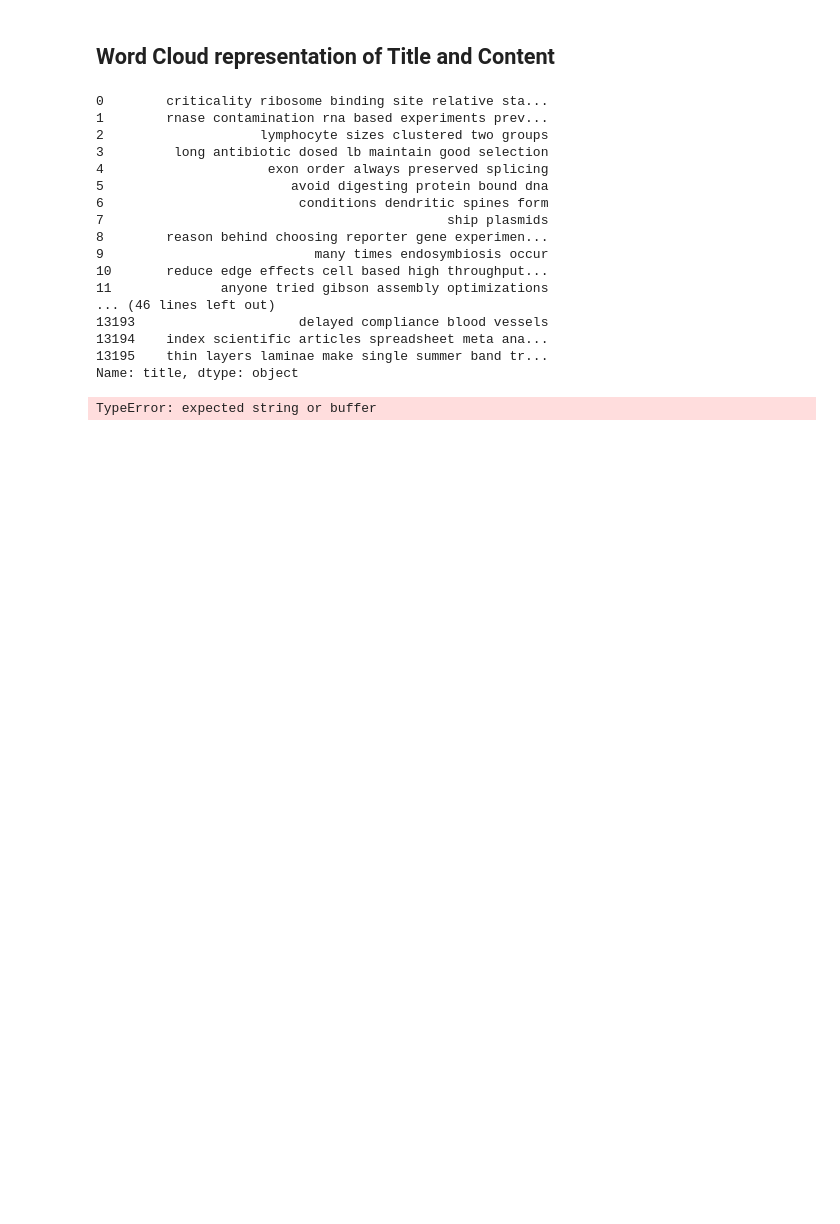
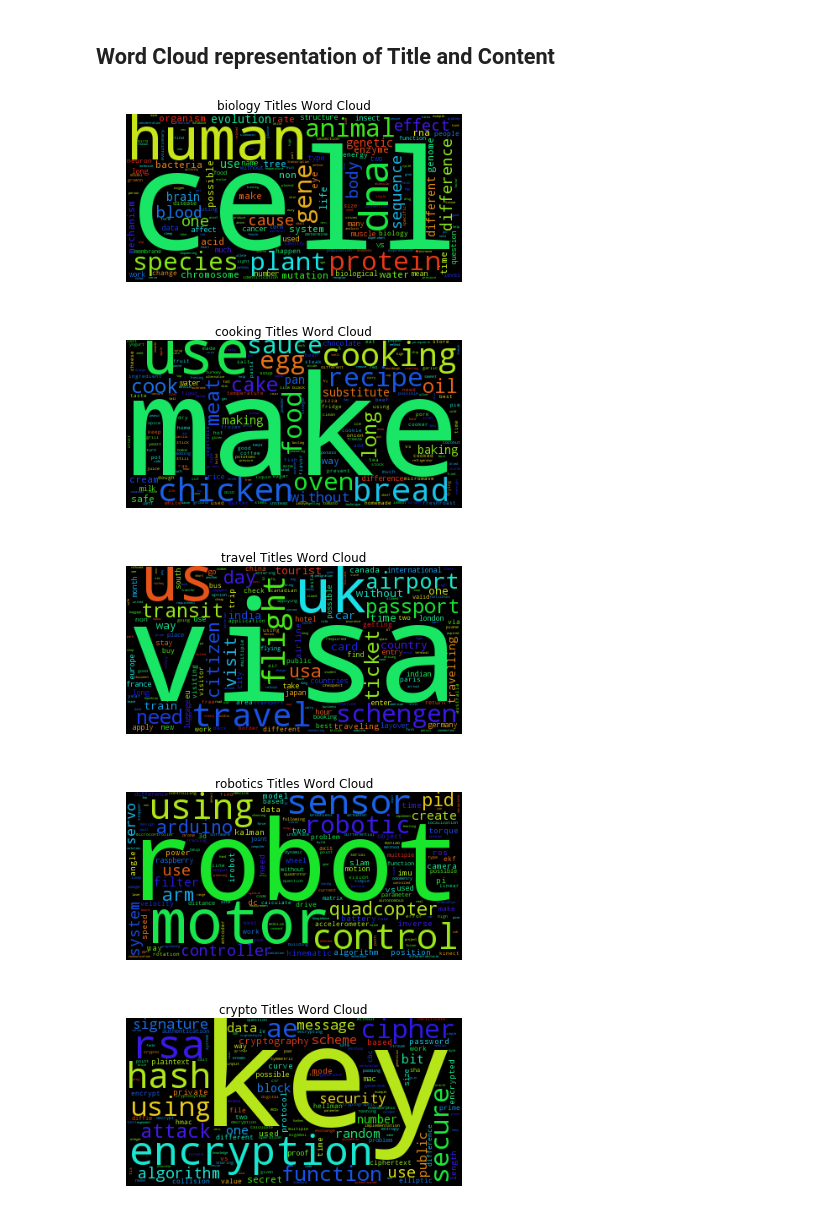
Before and after one commit to akhoufi/Transfer-Learning-on-Stack-Exchange-Tags, a Jupyter notebook: data exploration/Word Cloud .ipynb, the cells around one changed output. Cells and saved outputs as stored; diff of their text form; code cells hidden in the pictures; blank space fills up the shorter version.

Commit message:
Word Cloud (not finished)

```diff
--- a/data exploration/Word Cloud .ipynb
+++ b/data exploration/Word Cloud .ipynb
@@ -20,29 +20,17 @@ dataframes = {
 ## Word Cloud representation of Title and Content
 # %%
 for name, df in dataframes.items():
+    text = df['title'].str.cat(sep=' ')
     wc_title = WordCloud(max_words=1000,
-               random_state=1).generate(df["title"])
+               random_state=1).generate(text)
     plt.figure()
     plt.imshow(wc_title)
     plt.axis("off")
-    plt.title(name +'Titles Word Cloud')
+    plt.title(name +' Titles Word Cloud')
     plt.show()
 # %% [output]
-0        criticality ribosome binding site relative sta...
-1        rnase contamination rna based experiments prev...
-2                    lymphocyte sizes clustered two groups
-3         long antibiotic dosed lb maintain good selection
-4                     exon order always preserved splicing
-5                        avoid digesting protein bound dna
-6                         conditions dendritic spines form
-7                                            ship plasmids
-8        reason behind choosing reporter gene experimen...
-9                           many times endosymbiosis occur
-10       reduce edge effects cell based high throughput...
-11              anyone tried gibson assembly optimizations
-... (46 lines left out)
-13193                     delayed compliance blood vessels
-13194    index scientific articles spreadsheet meta ana...
-13195    thin layers laminae make single summer band tr...
-Name: title, dtype: object
-TypeError: expected string or buffer
+[figure, added]
+[figure, added]
+[figure, added]
+[figure, added]
+[figure, added]
```
Also changed, not shown: parts of 2 cells of this notebook.
